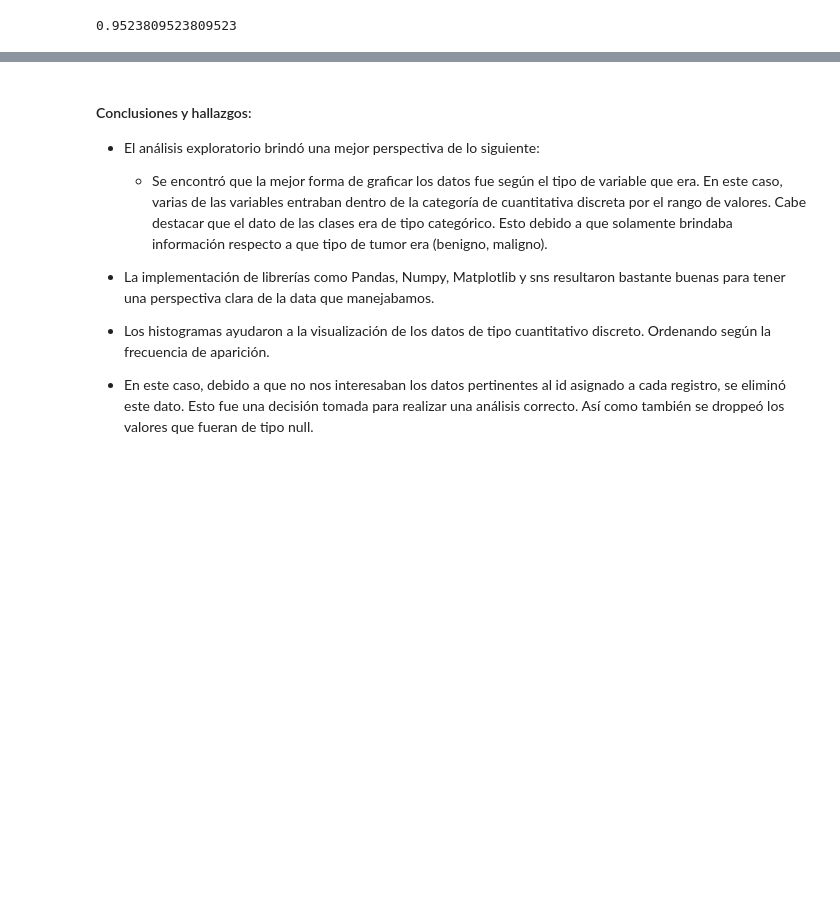
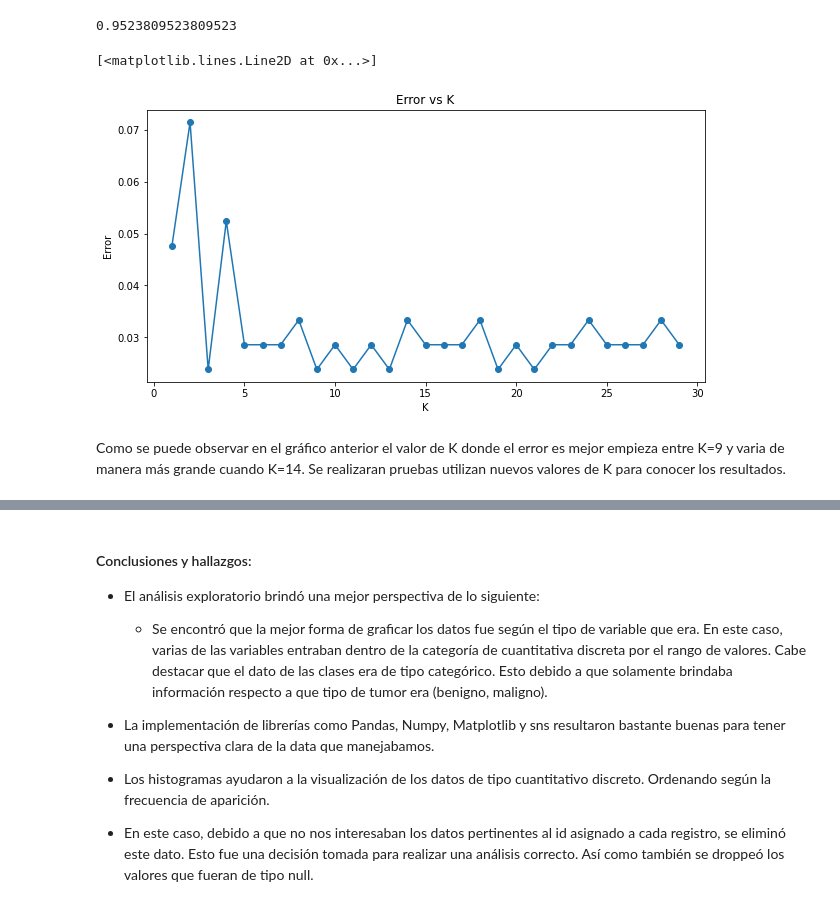
Before and after one commit to aleg001/HT2-MD, a Jupyter notebook: HT2.ipynb, the cells around one changed output, grey strips where cells are left out. Saved outputs shown, nothing was run; the diff lists cells and outputs as text; code cells hidden in the pictures; blank space fills up the shorter version.

```diff
--- a/HT2.ipynb
+++ b/HT2.ipynb
@@ -347,3 +349,21 @@ array([[128,   1],
 accuracy_score(y_test, prediction)
 # %% [output]
 0.9523809523809523
+# %%
+error = []
+for i in range(1, 30):
+    knn_i = KNeighborsClassifier(n_neighbors=i)
+    knn_i.fit(x_train, y_train)
+    prediction_i = knn_i.predict(x_test)
+    error.append(np.mean(prediction_i != y_test))
+# %%
+plt.figure(figsize=(10, 5))
+plt.title("Error vs K")
+plt.xlabel("K")
+plt.ylabel("Error")
+plt.plot(range(1, 30), error, marker="o")
+# %% [output]
+[<matplotlib.lines.Line2D at 0x...>]
+[figure, added]
+# %% [markdown]
+Como se puede observar en el gráfico anterior el valor de K donde el error es mejor empieza entre K=9 y varia de manera más grande cuando K=14. Se realizaran pruebas utilizan nuevos valores de K para conocer los resultados.
```
Also changed, not shown: parts of 3 cells of this notebook.
